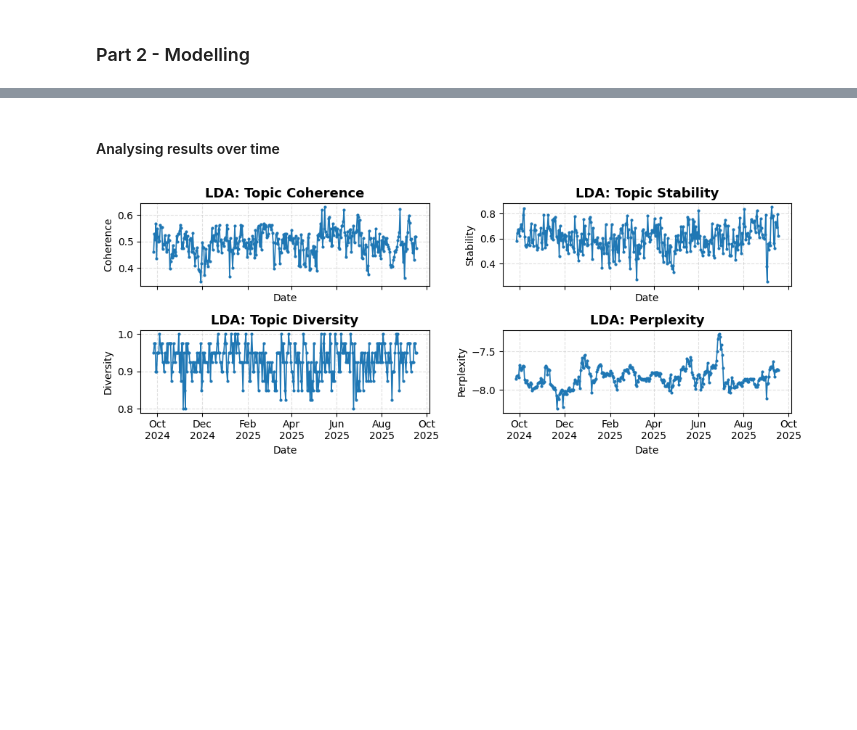
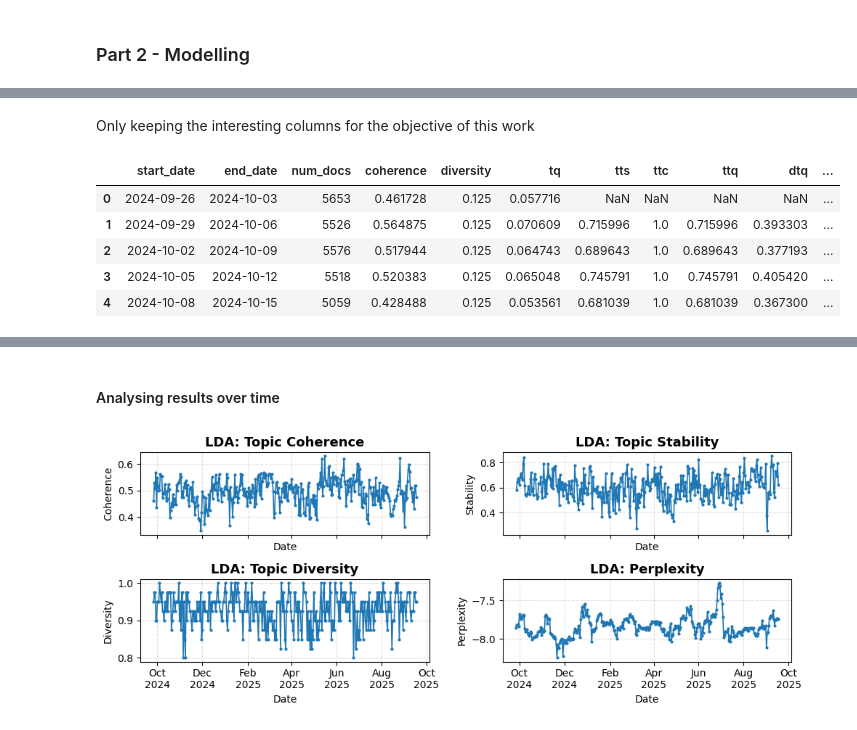
Before and after one commit to ossclaudia/Detecting-Topic-Merges-and-Splits-in-Dynamic-Political-Conversations, a Jupyter notebook: Code/PreProcessandIntialModelling.ipynb, the cells around one changed output, grey strips where cells are left out. Saved outputs shown, nothing was run; the diff lists cells and outputs as text; code cells hidden in the pictures; blank space fills up the shorter version.

```diff
--- a/Code/PreProcessandIntialModelling.ipynb
+++ b/Code/PreProcessandIntialModelling.ipynb
@@ -489,0 +396,18 @@ df_resultsnmf
+# %% [markdown]
+Only keeping the interesting columns for the objective of this work
+# %%
+tweets = tweets[['created_at', 'tokens']].copy()
+tweets['created_at'] = pd.to_datetime(tweets['created_at'])
+tweets = tweets.sort_values('created_at')
+tweets['tokens'] = tweets['tokens'].apply(lambda x: ast.literal_eval(x) if isinstance(x, str) else x)
+# %%
+df_results_lda = run_dynamic_pipeline(tweets, model_type='lda')
+# %%
+df_results_lda.head(5)
+# %% [output]
+|  | start_date | end_date | num_docs | coherence | diversity | tq | tts | ttc | ttq | dtq | ... |
+| 0 | 2024-09-26 | 2024-10-03 | 5653 | 0.461728 | 0.125 | 0.057716 | NaN | NaN | NaN | NaN | ... |
+| 1 | 2024-09-29 | 2024-10-06 | 5526 | 0.564875 | 0.125 | 0.070609 | 0.715996 | 1.0 | 0.715996 | 0.393303 | ... |
+| 2 | 2024-10-02 | 2024-10-09 | 5576 | 0.517944 | 0.125 | 0.064743 | 0.689643 | 1.0 | 0.689643 | 0.377193 | ... |
+| 3 | 2024-10-05 | 2024-10-12 | 5518 | 0.520383 | 0.125 | 0.065048 | 0.745791 | 1.0 | 0.745791 | 0.405420 | ... |
+| 4 | 2024-10-08 | 2024-10-15 | 5059 | 0.428488 | 0.125 | 0.053561 | 0.681039 | 1.0 | 0.681039 | 0.367300 | ... |
```
Also changed, not shown: parts of 26 cells of this notebook, 13 other files.
